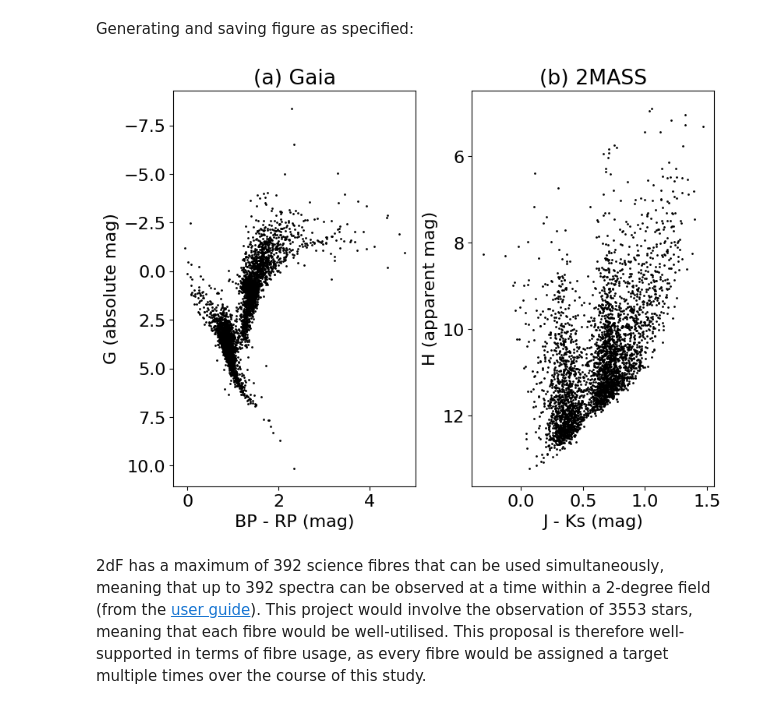
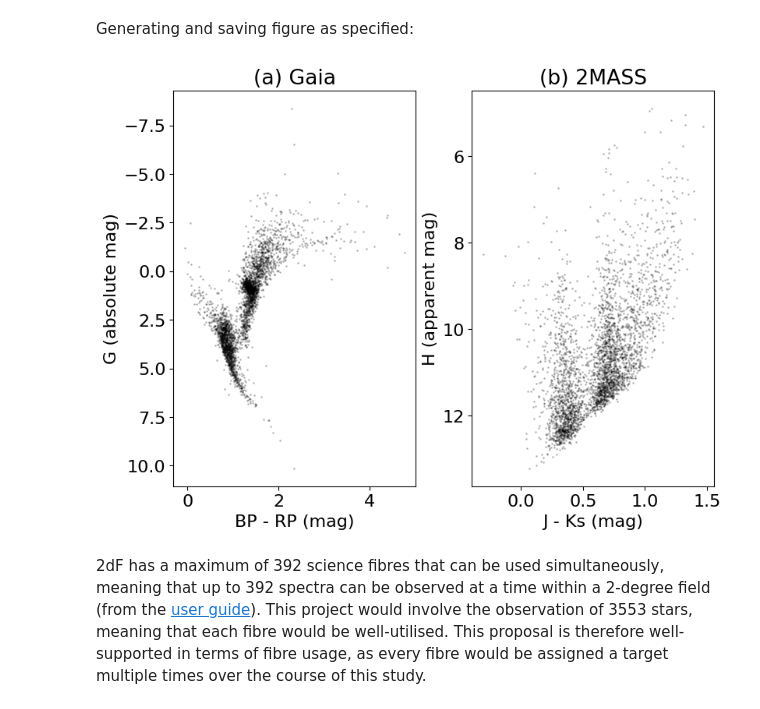
Before and after one commit to vernica-mehta/astr4004-assignment3, a Jupyter notebook: question2.ipynb, the cells around one changed output. Saved outputs shown, nothing was run; the diff lists cells and outputs as text; code cells hidden in the pictures.

```diff
--- a/question2.ipynb
+++ b/question2.ipynb
@@ -92,29 +92,29 @@ Generating and saving figure as specified:
 # %%
 # find absolute G magnitude
 df_clean['abs_g'] = df_clean['phot_g_mean_mag'] + 5 * np.log10(df_clean['parallax']/1000.0) + 5
 # find BP-RP color
 df_clean['bp_rp'] = df_clean['phot_bp_mean_mag'] - df_clean['phot_rp_mean_mag']
 # find J-Ks color
 df_clean['j_ks'] = df_clean['j_m'] - df_clean['ks_m']
 
 # plotting
 fig, ax = plt.subplots(1, 2, constrained_layout=True)
 
-ax[0].scatter(df_clean['bp_rp'], df_clean['abs_g'], s=1, color='black')
+ax[0].scatter(df_clean['bp_rp'], df_clean['abs_g'], s=1, color='black', alpha=0.2)
 ax[0].set_xlabel('BP - RP (mag)')
 ax[0].set_ylabel('G (absolute mag)')
 ax[0].set_title('(a) Gaia')
 ax[0].invert_yaxis()
 
-ax[1].scatter(df_clean['j_ks'], df_clean['h_m'], s=1, color='black')
+ax[1].scatter(df_clean['j_ks'], df_clean['h_m'], s=1, color='black', alpha=0.2)
 ax[1].set_xlabel('J - Ks (mag)')
 ax[1].set_ylabel('H (apparent mag)')
 ax[1].set_title('(b) 2MASS')
 ax[1].invert_yaxis()
 
 # save figure
 plt.savefig('figures/cmds_R417.png', dpi=200)
 # %% [output]
-[figure, old version]
+[figure, new version]
 # %% [markdown]
 2dF has a maximum of 392 science fibres that can be used simultaneously, meaning that up to 392 spectra can be observed at a time within a 2-degree field (from the [user guide](https://aat.anu.edu.au/files/2dF-AAOmega-obs-manual_3.pdf)). This project would involve the observation of 3553 stars, meaning that each fibre would be well-utilised. This proposal is therefore well-supported in terms of fibre usage, as every fibre would be assigned a target multiple times over the course of this study.
```
Also changed, not shown: 4 other files.
